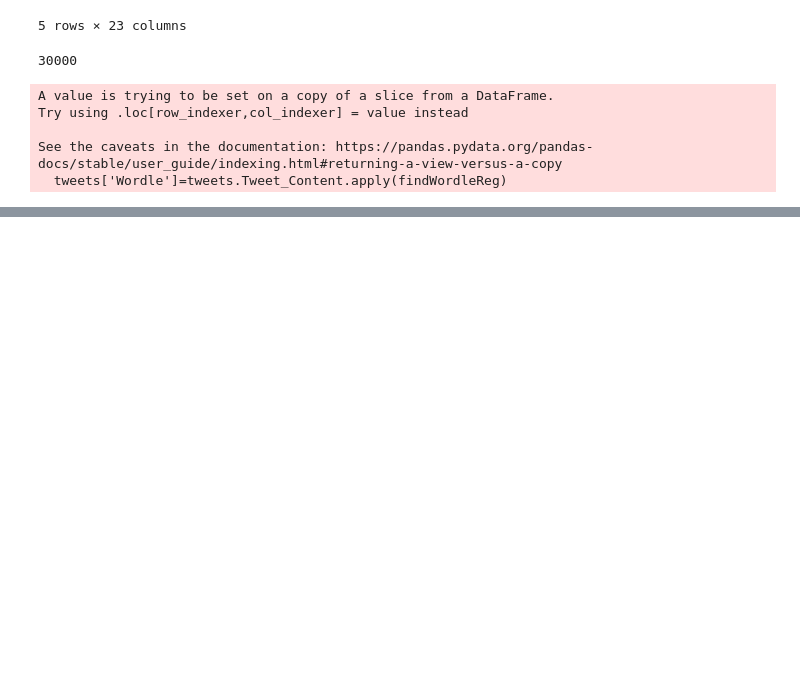
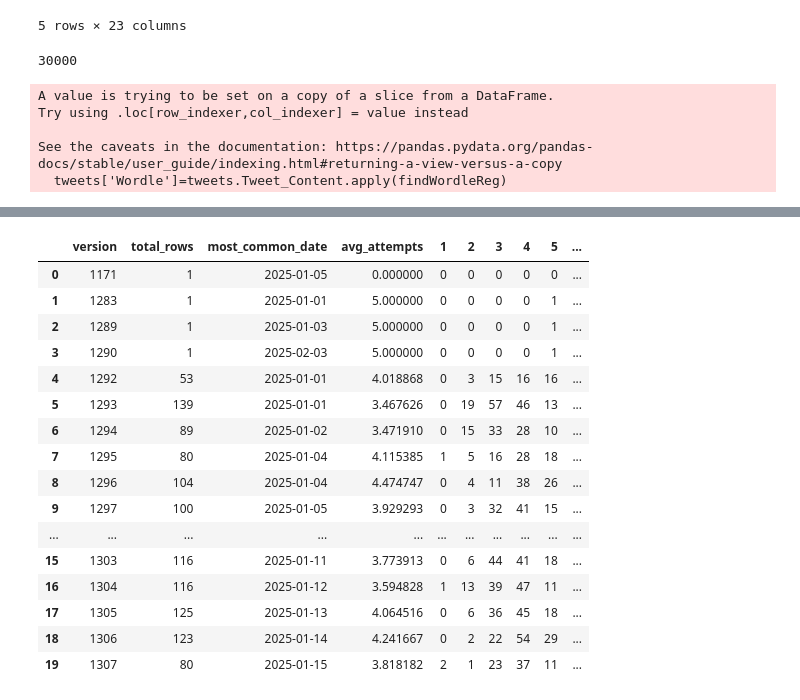
Before and after one commit to shashi3876/WordleDifficultyAnalysis, a Jupyter notebook: AnalyzeWordleUsingOctoparse.ipynb, the cells around one changed output, grey strips where cells are left out. Drawn from its saved outputs; the diff is of its cells as text; code cells hidden in the pictures; blank space fills up the shorter version.

```diff
--- a/AnalyzeWordleUsingOctoparse.ipynb
+++ b/AnalyzeWordleUsingOctoparse.ipynb
@@ -93,0 +68,43 @@ dtype: int64
+# %%
+import pandas as pd
+from collections import Counter
+
+# Example df (replace with your actual data)
+# df = pd.read_csv("your_file.csv")
+
+# Ensure 'attempts' is string, since it can have "X"
+tweets_df["attempts"] = tweets_df["attempts"].astype(str)
+
+# --- 1. Total number of rows per version ---
+total_rows = tweets_df.groupby("version").size().rename("total_rows")
+
+# --- 2. Most common date ---
+most_common_date = (
+    tweets_df.groupby("version")["Date"]
+      .agg(lambda x: x.mode().iloc[0] if not x.mode().empty else None)
+      .rename("most_common_date")
+)
+
+# --- 3. Average attempts excluding "X" ---
+df_numeric_attempts = tweets_df[tweets_df["attempts"] != "X"].copy()
+df_numeric_attempts["attempts"] = df_numeric_attempts["attempts"].astype(int)
+
+avg_attempts = (
+    df_numeric_attempts.groupby("version")["attempts"].mean()
+    .rename("avg_attempts")
+)
+
+# --- 4. Count of 1s, 2s, ..., 6s, X ---
+attempt_counts = (
+    tweets_df.groupby(["version", "attempts"]).size().unstack(fill_value=0)
+)
+
+# --- Combine everything ---
+result = (
+    pd.concat([total_rows, most_common_date, avg_attempts], axis=1)
+    .join(attempt_counts, how="left")
+    .fillna(0)
+)
+
+print(result)
+result = result.sort_values(by="version")
@@ -93,0 +146,20 @@ dtype: int64
+# %%
+result.head(20)
+# %% [output]
+|  | version | total_rows | most_common_date | avg_attempts | 1 | 2 | 3 | 4 | 5 | ... |
+| 0 | 1171 | 1 | 2025-01-05 | 0.000000 | 0 | 0 | 0 | 0 | 0 | ... |
+| 1 | 1283 | 1 | 2025-01-01 | 5.000000 | 0 | 0 | 0 | 0 | 1 | ... |
+| 2 | 1289 | 1 | 2025-01-03 | 5.000000 | 0 | 0 | 0 | 0 | 1 | ... |
+| 3 | 1290 | 1 | 2025-02-03 | 5.000000 | 0 | 0 | 0 | 0 | 1 | ... |
+| 4 | 1292 | 53 | 2025-01-01 | 4.018868 | 0 | 3 | 15 | 16 | 16 | ... |
+| 5 | 1293 | 139 | 2025-01-01 | 3.467626 | 0 | 19 | 57 | 46 | 13 | ... |
+| 6 | 1294 | 89 | 2025-01-02 | 3.471910 | 0 | 15 | 33 | 28 | 10 | ... |
+| 7 | 1295 | 80 | 2025-01-04 | 4.115385 | 1 | 5 | 16 | 28 | 18 | ... |
+| 8 | 1296 | 104 | 2025-01-04 | 4.474747 | 0 | 4 | 11 | 38 | 26 | ... |
+| 9 | 1297 | 100 | 2025-01-05 | 3.929293 | 0 | 3 | 32 | 41 | 15 | ... |
+| ... | ... | ... | ... | ... | ... | ... | ... | ... | ... | ... |
+| 15 | 1303 | 116 | 2025-01-11 | 3.773913 | 0 | 6 | 44 | 41 | 18 | ... |
+| 16 | 1304 | 116 | 2025-01-12 | 3.594828 | 1 | 13 | 39 | 47 | 11 | ... |
+| 17 | 1305 | 125 | 2025-01-13 | 4.064516 | 0 | 6 | 36 | 45 | 18 | ... |
+| 18 | 1306 | 123 | 2025-01-14 | 4.241667 | 0 | 2 | 22 | 54 | 29 | ... |
+| 19 | 1307 | 80 | 2025-01-15 | 3.818182 | 2 | 1 | 23 | 37 | 11 | ... |
```
Also changed, not shown: parts of 8 cells of this notebook.
